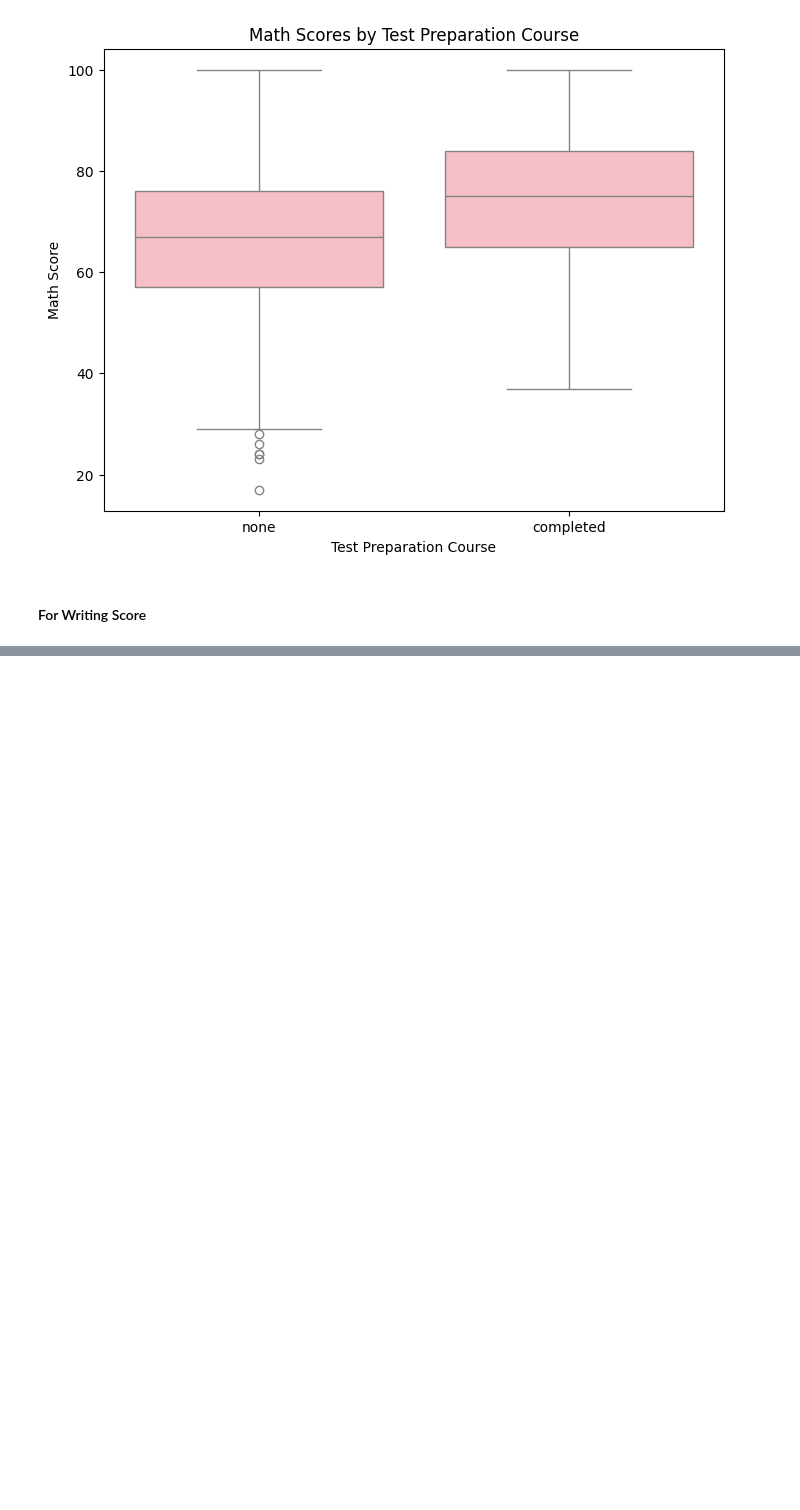
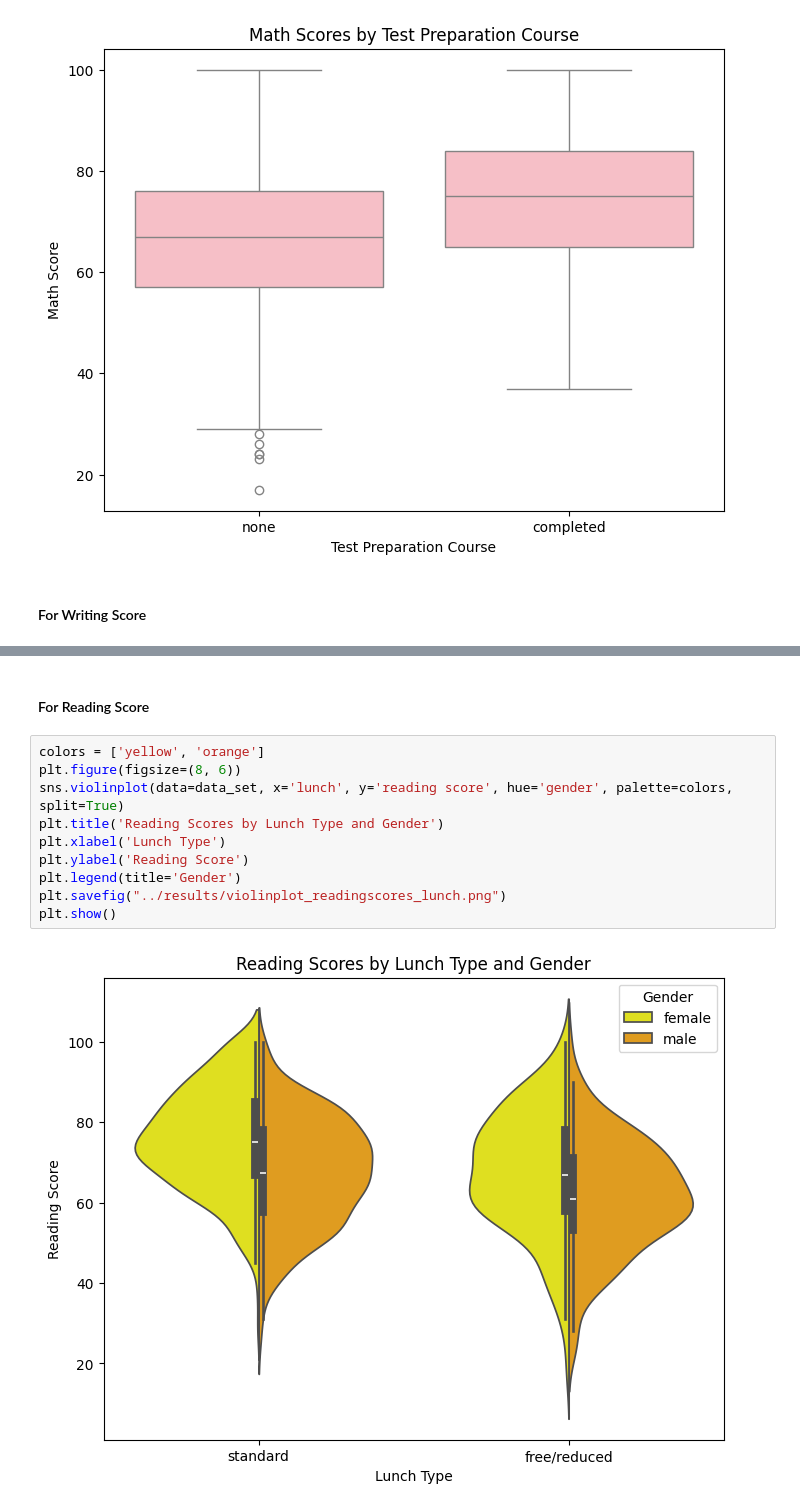
Before and after one commit to GauravBachu/PDS_Assignment-1, a Jupyter notebook: student_performace_Q2/src/Q2.ipynb, the cells around one changed output, grey strips where cells are left out. Cells and saved outputs as stored; diff of their text form; blank space fills up the shorter version.

```diff
--- a/student_performace_Q2/src/Q2.ipynb
+++ b/student_performace_Q2/src/Q2.ipynb
@@ -106,0 +123,14 @@ plt.show()
+# %% [markdown]
+#### For Reading Score
+# %%
+colors = ['yellow', 'orange']
+plt.figure(figsize=(8, 6))
+sns.violinplot(data=data_set, x='lunch', y='reading score', hue='gender', palette=colors, split=True)
+plt.title('Reading Scores by Lunch Type and Gender')
+plt.xlabel('Lunch Type')
+plt.ylabel('Reading Score')
+plt.legend(title='Gender')
+plt.savefig("../results/violinplot_readingscores_lunch.png")
+plt.show()
+# %% [output]
+[figure, added]
```
Also changed, not shown: parts of 8 cells of this notebook, 6 other files.
